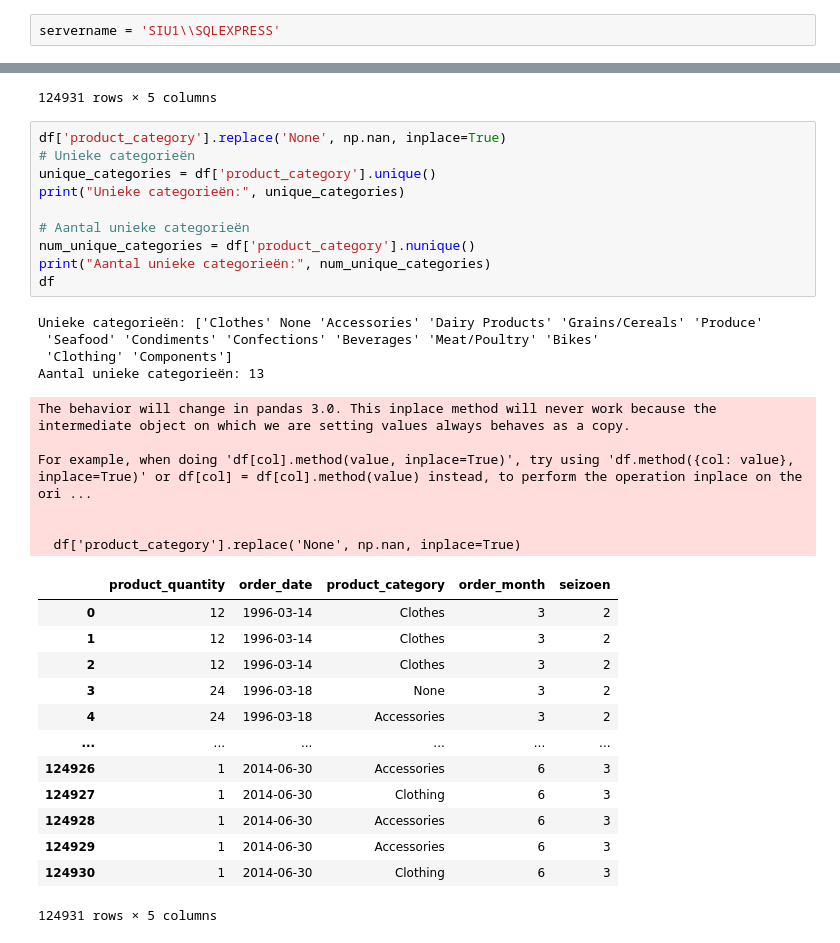
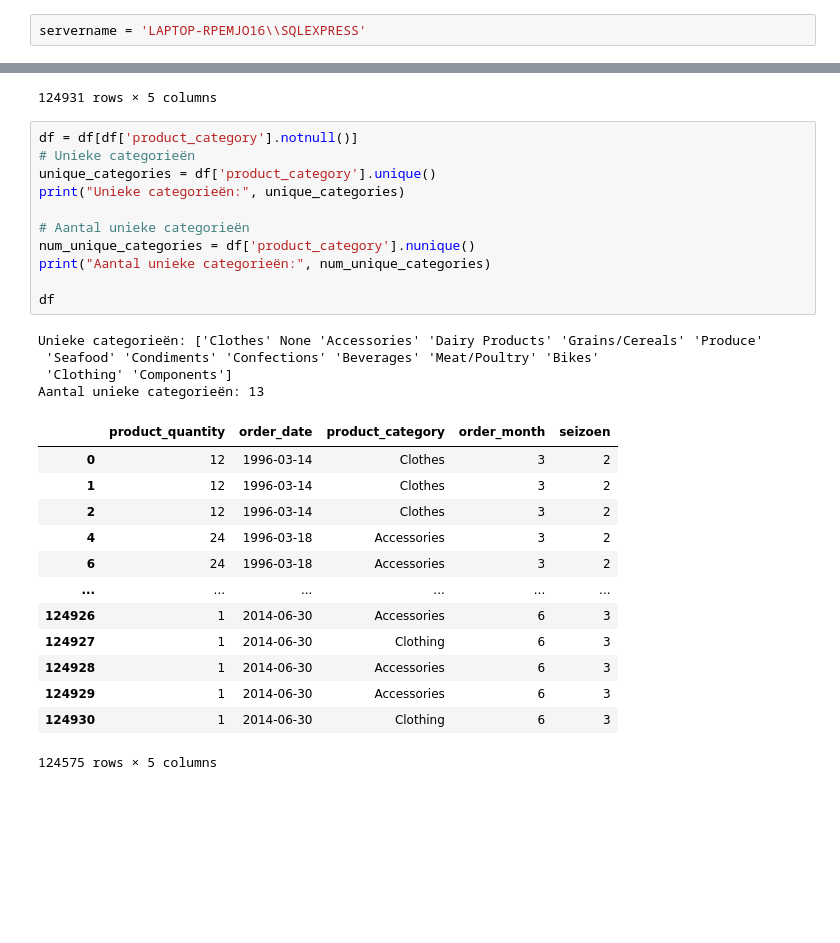
Before and after one commit to JordiPan/United-Outdoors, a Jupyter notebook: python/ML/classificatie.ipynb, the cells around one changed output, grey strips where cells are left out. Cells and saved outputs as stored; diff of their text form; blank space fills up the shorter version.

Commit message:
push notnull

```diff
--- a/python/ML/classificatie.ipynb
+++ b/python/ML/classificatie.ipynb
@@ -7,7 +7,7 @@ from sklearn.ensemble import RandomForestClassifier
 from sklearn.preprocessing import OneHotEncoder
 from sklearn.metrics import classification_report
 # %%
-servername = 'SIU1\\SQLEXPRESS'
+servername = 'LAPTOP-RPEMJO16\\SQLEXPRESS'
 # %%
 conn = pyodbc.connect('DRIVER={SQL SERVER};SERVER='+servername+';DATABASE=UnitedOutdoors; Trusted_Connection=yes')
 # %%
@@ -78,36 +78,31 @@ df
 | 124930 | 1 | 2014-06-30 | Clothing | 6 | 3 |
 124931 rows × 5 columns
 # %%
-df['product_category'].replace('None', np.nan, inplace=True)
+df = df[df['product_category'].notnull()]
 # Unieke categorieën
 unique_categories = df['product_category'].unique()
 print("Unieke categorieën:", unique_categories)
 
 # Aantal unieke categorieën
 num_unique_categories = df['product_category'].nunique()
 print("Aantal unieke categorieën:", num_unique_categories)
+
 df
 # %% [output]
 Unieke categorieën: ['Clothes' None 'Accessories' 'Dairy Products' 'Grains/Cereals' 'Produce'
  'Seafood' 'Condiments' 'Confections' 'Beverages' 'Meat/Poultry' 'Bikes'
  'Clothing' 'Components']
 Aantal unieke categorieën: 13
+|  | product_quantity | order_date | product_category | order_month | seizoen |
+| 0 | 12 | 1996-03-14 | Clothes | 3 | 2 |
+| 1 | 12 | 1996-03-14 | Clothes | 3 | 2 |
+| 2 | 12 | 1996-03-14 | Clothes | 3 | 2 |
+| 4 | 24 | 1996-03-18 | Accessories | 3 | 2 |
+| 6 | 24 | 1996-03-18 | Accessories | 3 | 2 |
+| ... | ... | ... | ... | ... | ... |
+| 124926 | 1 | 2014-06-30 | Accessories | 6 | 3 |
+| 124927 | 1 | 2014-06-30 | Clothing | 6 | 3 |
+| 124928 | 1 | 2014-06-30 | Accessories | 6 | 3 |
+| 124929 | 1 | 2014-06-30 | Accessories | 6 | 3 |
+| 124930 | 1 | 2014-06-30 | Clothing | 6 | 3 |
-The behavior will change in pandas 3.0. This inplace method will never work because the intermediate object on which we are setting values always behaves as a copy.
-
-For example, when doing 'df[col].method(value, inplace=True)', try using 'df.method({col: value}, inplace=True)' or df[col] = df[col].method(value) instead, to perform the operation inplace on the ori ...
-
-
-  df['product_category'].replace('None', np.nan, inplace=True)
+124575 rows × 5 columns
-|  | product_quantity | order_date | product_category | order_month | seizoen |
-| 0 | 12 | 1996-03-14 | Clothes | 3 | 2 |
-| 1 | 12 | 1996-03-14 | Clothes | 3 | 2 |
-| 2 | 12 | 1996-03-14 | Clothes | 3 | 2 |
-| 3 | 24 | 1996-03-18 | None | 3 | 2 |
-| 4 | 24 | 1996-03-18 | Accessories | 3 | 2 |
-| ... | ... | ... | ... | ... | ... |
-| 124926 | 1 | 2014-06-30 | Accessories | 6 | 3 |
-| 124927 | 1 | 2014-06-30 | Clothing | 6 | 3 |
-| 124928 | 1 | 2014-06-30 | Accessories | 6 | 3 |
-| 124929 | 1 | 2014-06-30 | Accessories | 6 | 3 |
-| 124930 | 1 | 2014-06-30 | Clothing | 6 | 3 |
-124931 rows × 5 columns
```
Also changed, not shown: parts of 5 cells of this notebook.
